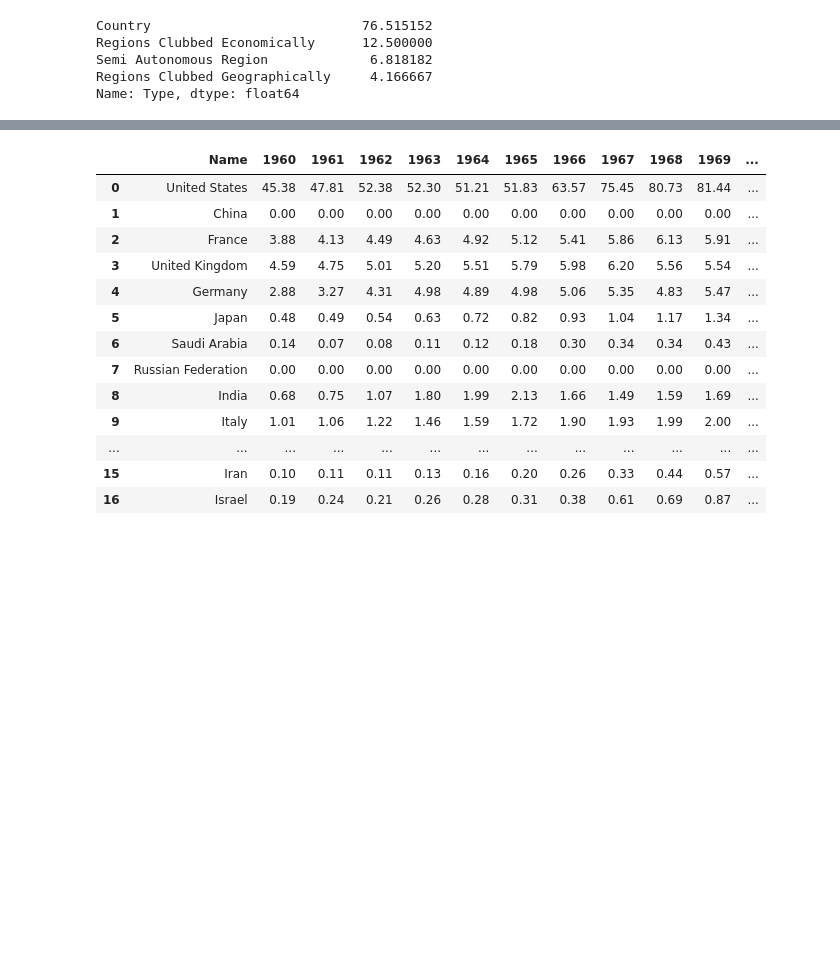
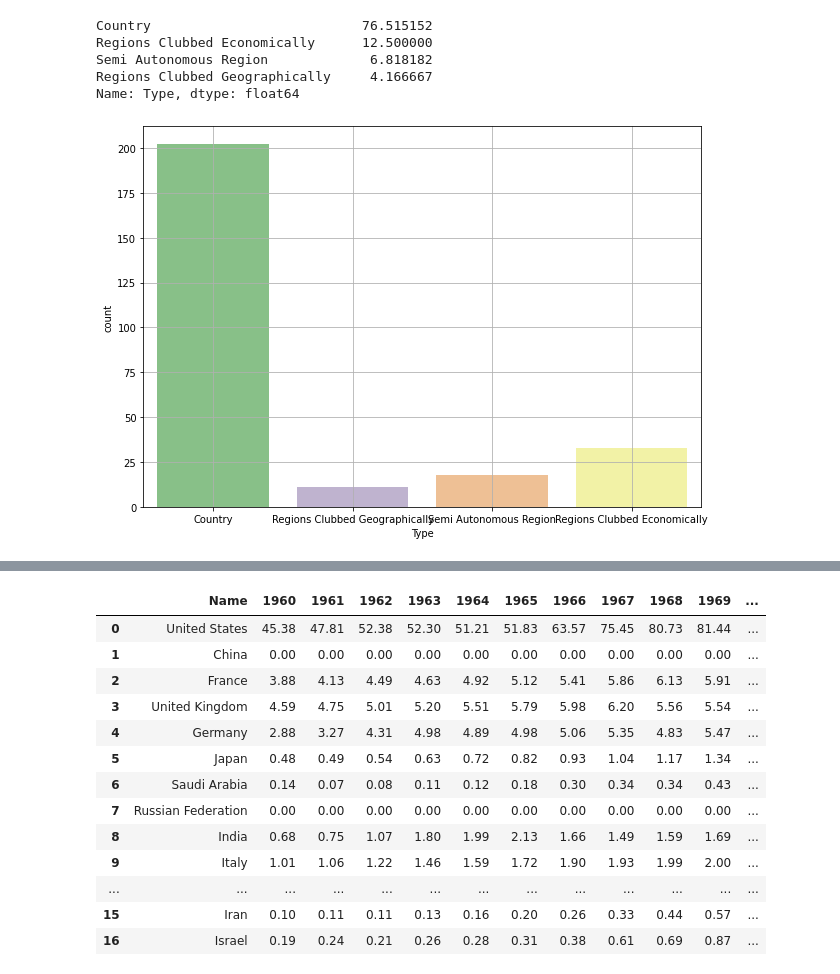
Before and after one commit to tricycle88/Military-expenditure-1960-2018, a Jupyter notebook: Military_Linear_Regression.ipynb, the cells around one changed output, grey strips where cells are left out. Saved outputs shown, nothing was run; the diff lists cells and outputs as text; code cells hidden in the pictures; blank space fills up the shorter version.

```diff
--- a/Military_Linear_Regression.ipynb
+++ b/Military_Linear_Regression.ipynb
@@ -54,6 +60,12 @@ Regions Clubbed Economically      12.500000
 Semi Autonomous Region             6.818182
 Regions Clubbed Geographically     4.166667
 Name: Type, dtype: float64
+# %%
+plt.figure(figsize=(10,7))
+sns.countplot(df['Type'], palette = 'Accent')
+plt.grid()
+# %% [output]
+[figure, added]
 # %%
 # Kreiramo novu kolonu Total kao zbir potrosnja kroz godine za svaku drzavu
 df1 = df.assign(Total = df.sum(axis=1))
```
Also changed, not shown: parts of 2 cells of this notebook.
